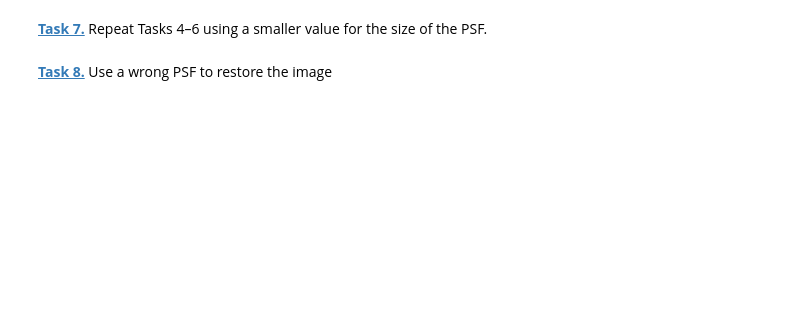
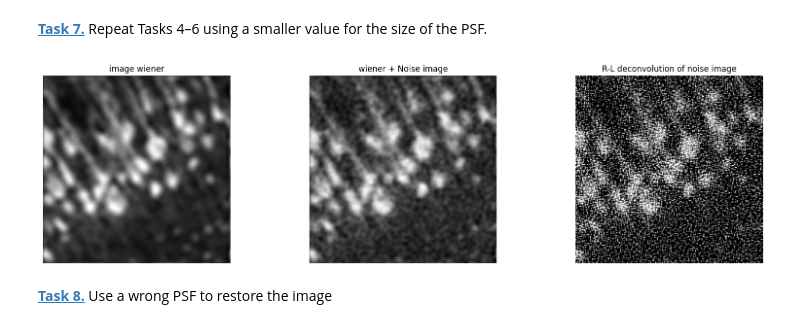
Before and after one commit to CihZyrk/mobi-fs5-python, a Jupyter notebook: deconvolution.ipynb, the cells around one changed output. Cells and saved outputs as stored; diff of their text form; code cells hidden in the pictures; blank space fills up the shorter version.

```diff
--- a/deconvolution.ipynb
+++ b/deconvolution.ipynb
@@ -91,4 +143,32 @@ noise = noise / reduce_factor
 # %% [markdown]
 **[Task 7.]()** Repeat Tasks 4–6 using a smaller value for the size of the PSF.
+# %%
+psf_size2 = 5
+psf2 = np.ones((psf_size2, psf_size2)) / psf_size2 ** 2
+
+deconv_img2 = richardson_lucy_deconvolution(img_conv, psf2, 60)
+
+img_deconv_noisy2 = richardson_lucy_deconvolution(img_noisy, psf2, 60)
+
+img_wiener2 = wiener(img_conv, psf2, balance = 2, clip = True)
+img_wiener_noise2 = wiener(img_noisy, psf2, balance = 2, clip = True)
+
+
+plt.figure(figsize=(20,5))
+plt.subplot(1, 3, 1)
+plt.axis('off')
+plt.imshow(img_wiener2, 'gray')
+plt.title('image wiener')
+plt.subplot(1, 3, 2)
+plt.axis('off')
+plt.imshow(img_wiener_noise2, 'gray')
+plt.title('wiener + Noise image')
+plt.subplot(1, 3, 3)
+plt.axis('off')
+plt.imshow(img_deconv_noisy2, 'gray')
+plt.title('R-L deconvolution of noise image')
+plt.show()
+# %% [output]
+[figure, added]
 # %% [markdown]
 **[Task 8.]()** Use a wrong PSF to restore the image
```
Also changed, not shown: parts of 7 cells of this notebook.
